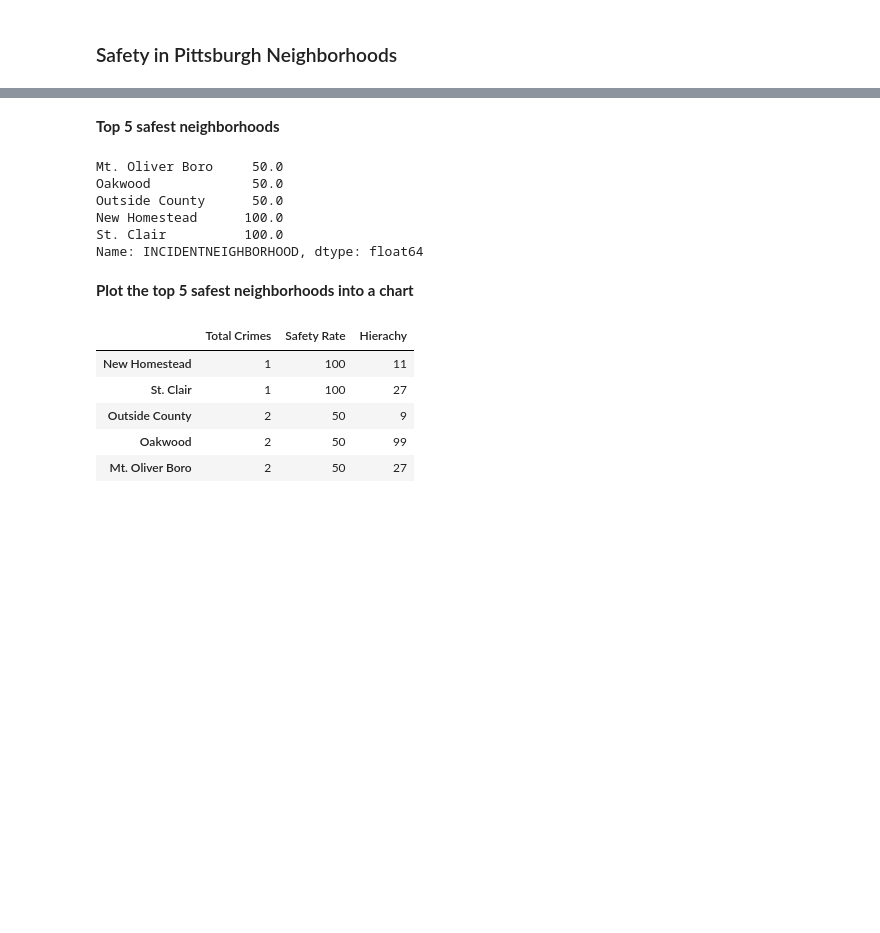
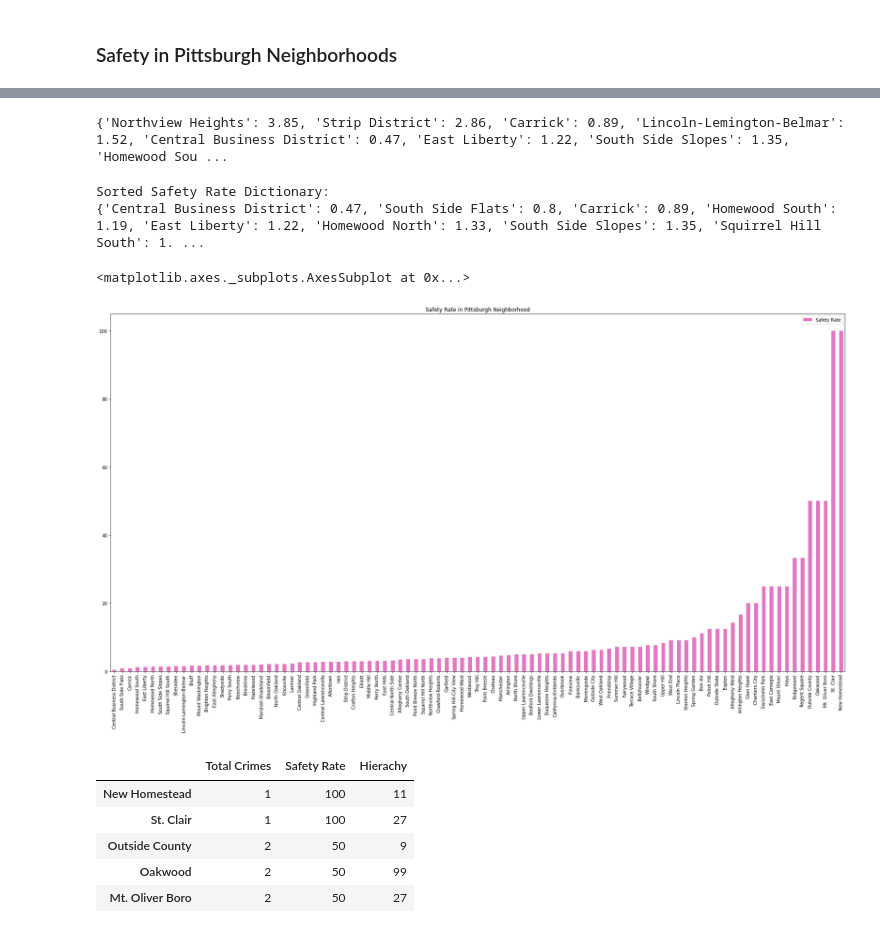
Before and after one commit to Kabi22/Big-Ideas-Final-Project, a Jupyter notebook: Results_Combined.ipynb, the cells around one changed output, grey strips where cells are left out. Saved outputs shown, nothing was run; the diff lists cells and outputs as text; code cells hidden in the pictures; blank space fills up the shorter version.

```diff
--- a/Results_Combined.ipynb
+++ b/Results_Combined.ipynb
@@ -175,14 +151,22 @@ df3
-# %% [markdown]
-**Top 5 safest neighborhoods**
-# %%
-df.tail(5)
-# %% [output]
-Mt. Oliver Boro     50.0
-Oakwood             50.0
-Outside County      50.0
-New Homestead      100.0
-St. Clair          100.0
-Name: INCIDENTNEIGHBORHOOD, dtype: float64
-# %% [markdown]
-**Plot the top 5 safest neighborhoods into a chart**
+# %%
+crime_rate_dict = pickle.load(open("crime_rate_results.pkl", "rb"))
+print(crime_rate_dict)
+# %% [output]
+{'Northview Heights': 3.85, 'Strip District': 2.86, 'Carrick': 0.89, 'Lincoln-Lemington-Belmar': 1.52, 'Central Business District': 0.47, 'East Liberty': 1.22, 'South Side Slopes': 1.35, 'Homewood Sou ...
+# %%
+crime_rate_dict = dict( sorted(crime_rate_dict.items(),
+                           key=lambda item: item[1],
+                           reverse=False))
+print('Sorted Safety Rate Dictionary: ')
+print(crime_rate_dict)
+# %% [output]
+Sorted Safety Rate Dictionary:
+{'Central Business District': 0.47, 'South Side Flats': 0.8, 'Carrick': 0.89, 'Homewood South': 1.19, 'East Liberty': 1.22, 'Homewood North': 1.33, 'South Side Slopes': 1.35, 'Squirrel Hill South': 1. ...
+# %%
+
+df = pd.DataFrame((crime_rate_dict.items()), columns = ['Neighborhood', "Safety Rate"], index = crime_rate_dict.keys())
+df.plot.bar(figsize=(30,15), color="#e377c2", title="Safety Rate in Pittsburgh Neighborhood")
+# %% [output]
+<matplotlib.axes._subplots.AxesSubplot at 0x...>
+[figure, added]
 # %%
```
Also changed, not shown: parts of 21 cells of this notebook.
